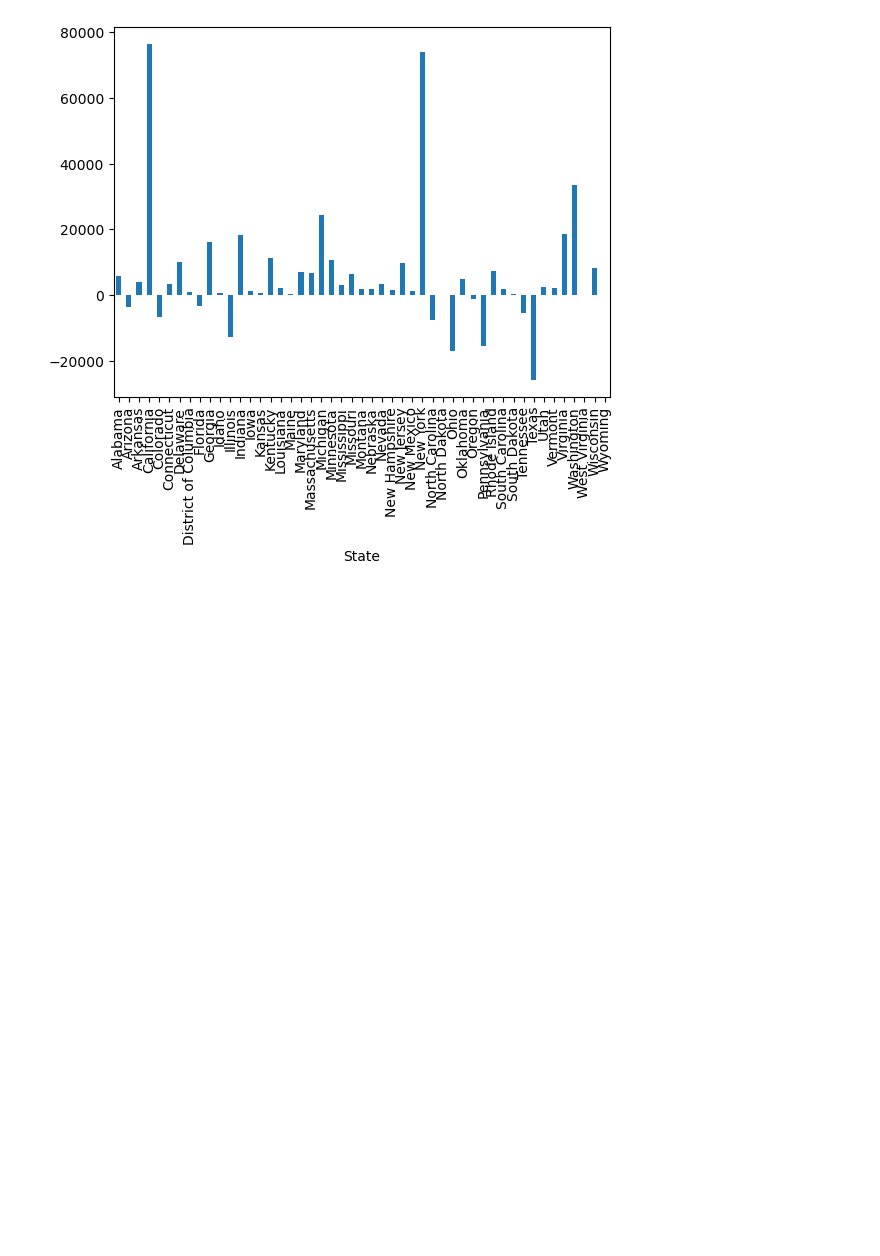
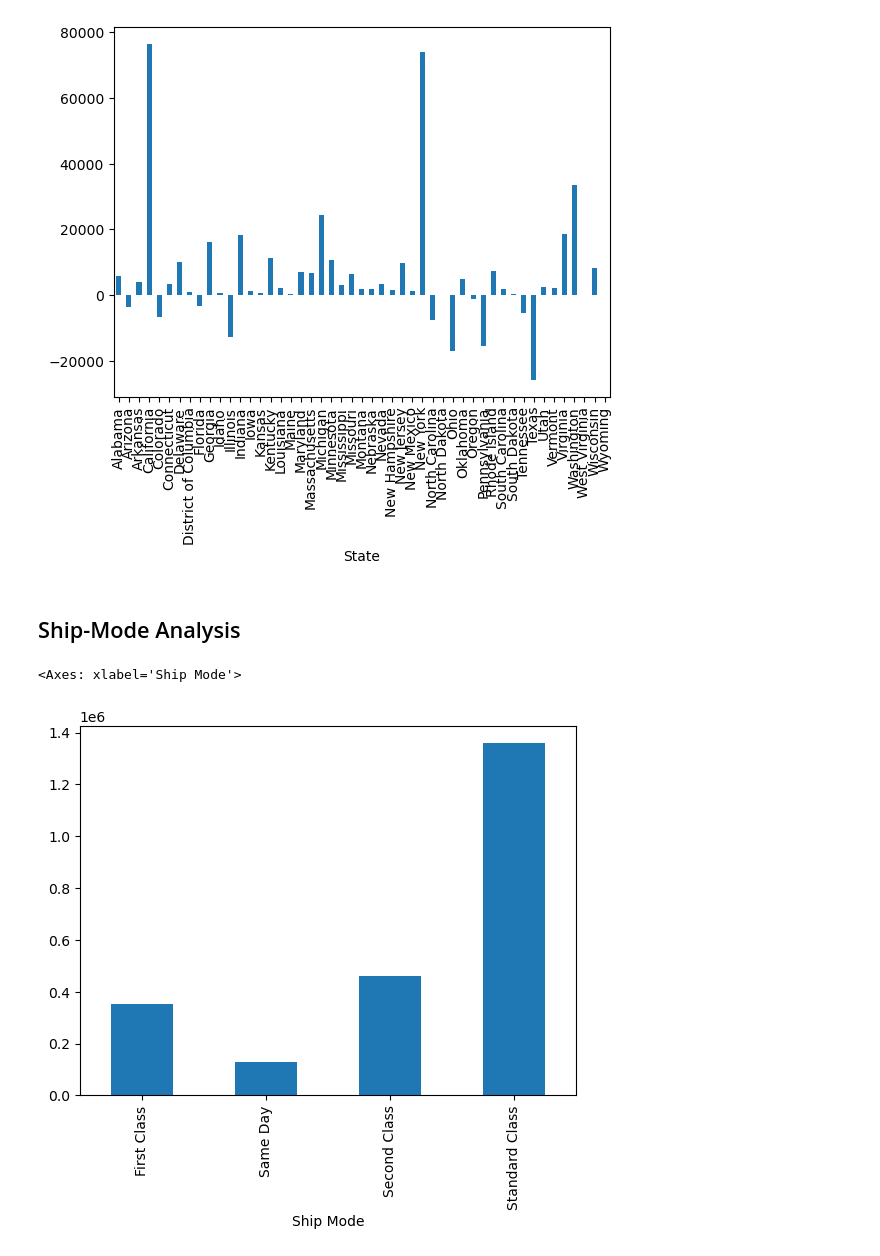
Before and after one commit to iamwatchdogs/Retail-Insights-from-Superstore-Data, a Jupyter notebook: retail-analysis.ipynb, the cells around one changed output. Drawn from its saved outputs; the diff is of its cells as text; code cells hidden in the pictures; blank space fills up the shorter version.

Commit message:
Concluded the analysis

```diff
--- a/retail-analysis.ipynb
+++ b/retail-analysis.ipynb
@@ -172,3 +172,10 @@ df.groupby("State")["Profit"].sum().plot.bar()
 # %% [output]
 <Axes: xlabel='State'>
 [figure]
+# %% [markdown]
+## Ship-Mode Analysis
+# %%
+df.groupby("Ship Mode")["Sales"].sum().plot.bar()
+# %% [output]
+<Axes: xlabel='Ship Mode'>
+[figure, added]
```
Also changed, not shown: parts of 4 cells of this notebook.
